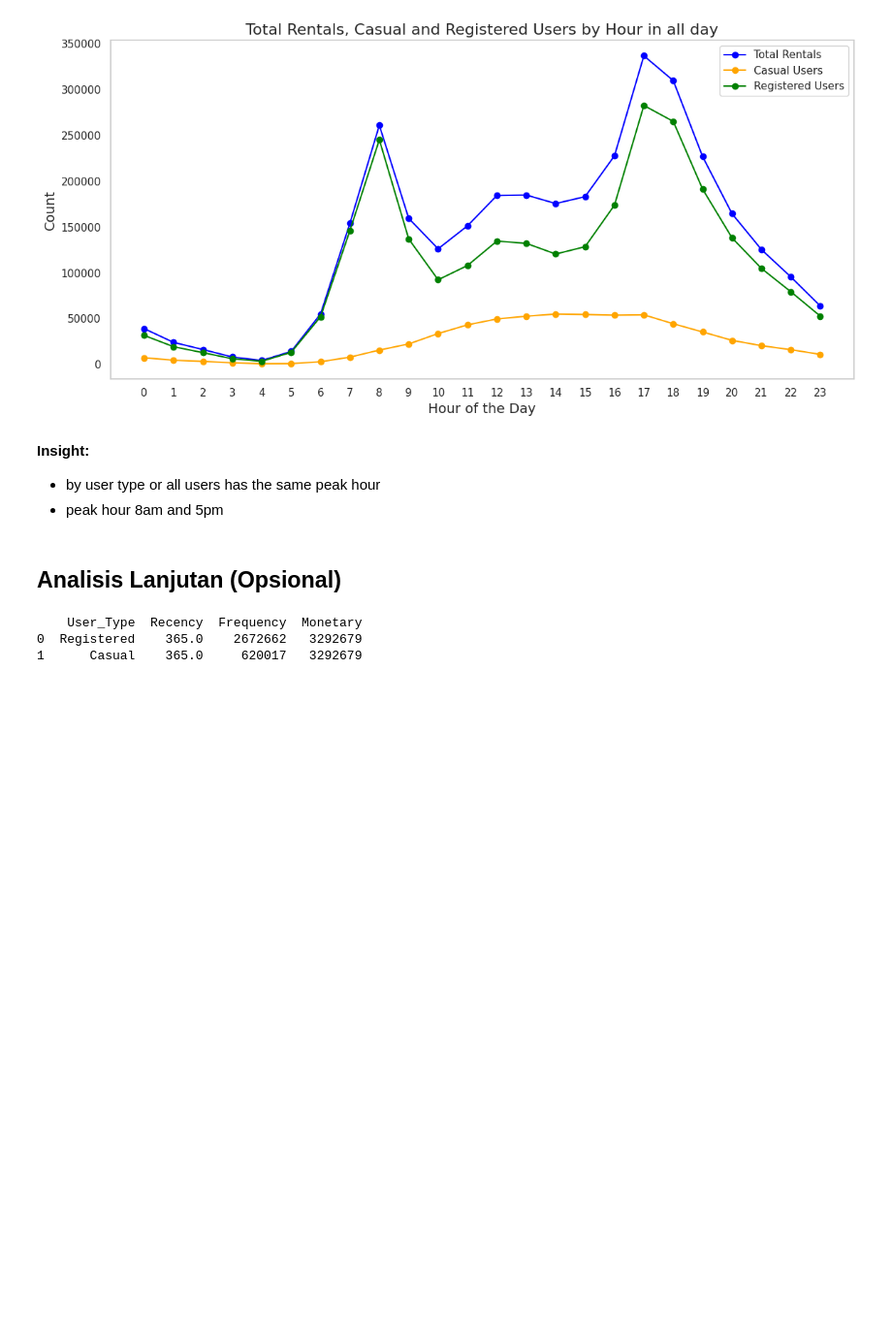
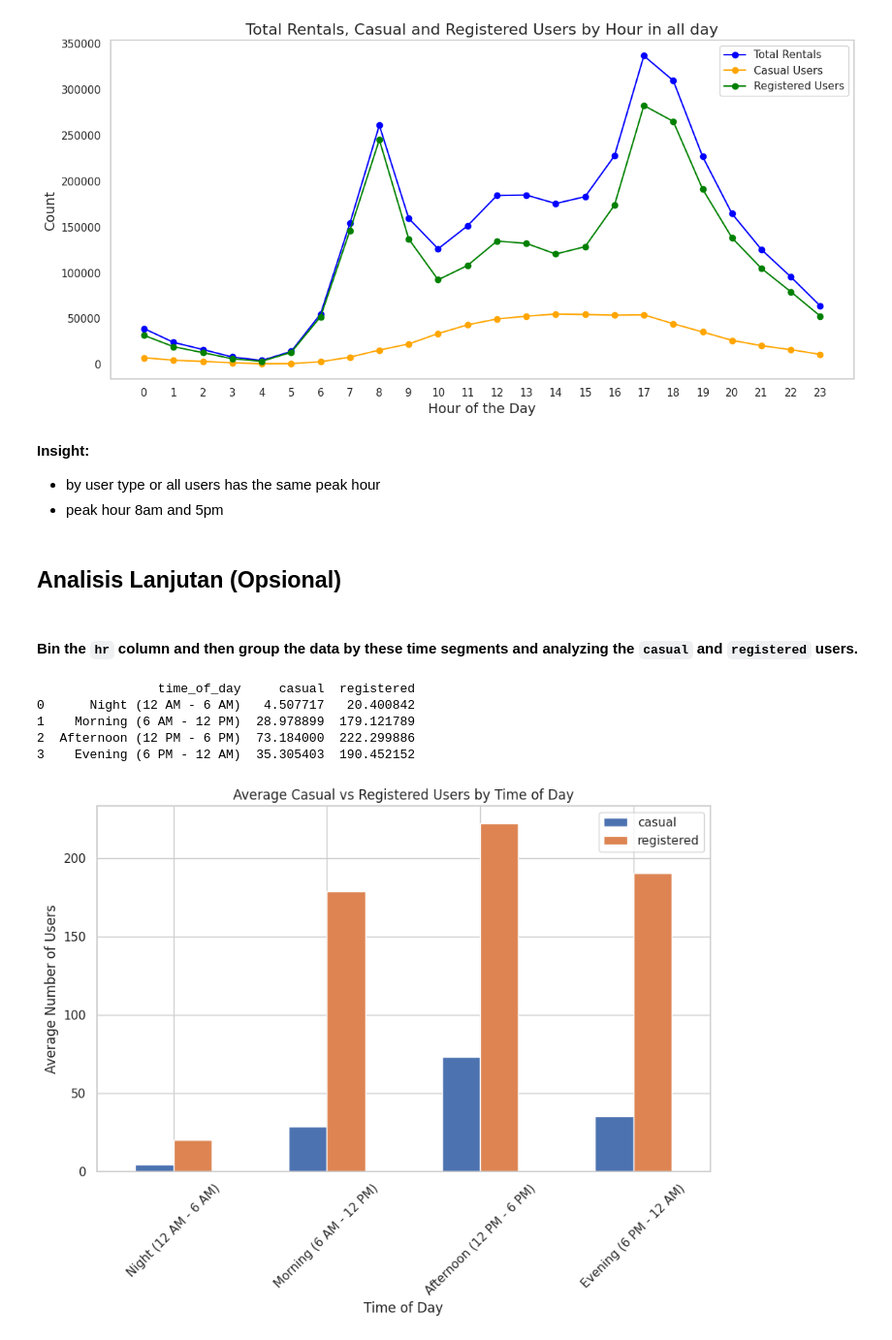
Before and after one commit to prasetyodidi/submission-analisis-data, a Jupyter notebook: notebook.ipynb, the cells around one changed output. Shown at 97% size. Saved outputs shown, nothing was run; the diff lists cells and outputs as text; code cells hidden in the pictures; blank space fills up the shorter version.

Commit message:
feat: update documentation and analisis lanjutan with manual grouping and binning

```diff
--- a/notebook.ipynb
+++ b/notebook.ipynb
@@ -1033,29 +1091,33 @@ plt.show()
 - peak hour 8am and 5pm
 # %% [markdown]
 ## Analisis Lanjutan (Opsional)
-# %%
-rent_by_day_df['dteday'] = pd.to_datetime(rent_by_day_df['dteday'])
-
-analysis_date = rent_by_day_df['dteday'].max()
-
-recency_registered = (analysis_date - rent_by_day_df[rent_by_day_df['registered'] > 0]['dteday']).dt.days
-recency_casual = (analysis_date - rent_by_day_df[rent_by_day_df['casual'] > 0]['dteday']).dt.days
-
-frequency_registered = rent_by_day_df['registered'].sum()
-frequency_casual = rent_by_day_df['casual'].sum()
-
-monetary_registered = rent_by_day_df['cnt'].sum()
-monetary_casual = rent_by_day_df['cnt'].sum()
-
-rfm_df = pd.DataFrame({
-    'User_Type': ['Registered', 'Casual'],
-    'Recency': [recency_registered.mean(), recency_casual.mean()],
-    'Frequency': [frequency_registered, frequency_casual],
-    'Monetary': [monetary_registered, monetary_casual]
-})
-
-print(rfm_df)
-# %% [output]
-    User_Type  Recency  Frequency  Monetary
-0  Registered    365.0    2672662   3292679
-1      Casual    365.0     620017   3292679
+# %% [markdown]
+#### Bin the `hr` column and then group the data by these time segments and analyzing the `casual` and `registered` users.
+# %%
+# Define time bins and labels
+time_bins = [0, 6, 12, 18, 24]  # Bins for Morning, Afternoon, Evening, Night
+time_labels = ['Night (12 AM - 6 AM)', 'Morning (6 AM - 12 PM)', 'Afternoon (12 PM - 6 PM)', 'Evening (6 PM - 12 AM)']
+
+# Create a new column 'time_of_day' based on 'hr'
+rent_by_hour_df['time_of_day'] = pd.cut(rent_by_hour_df['hr'], bins=time_bins, labels=time_labels, right=False)
+
+# Group by 'time_of_day' and calculate the mean of 'casual' and 'registered' rentals
+grouped_data = rent_by_hour_df.groupby('time_of_day')[['casual', 'registered']].mean().reset_index()
+
+# Output the result
+print(grouped_data)
+
+# Plot casual and registered users by time of day
+grouped_data.set_index('time_of_day').plot(kind='bar', figsize=(10, 6), stacked=False)
+plt.title('Average Casual vs Registered Users by Time of Day')
+plt.ylabel('Average Number of Users')
+plt.xlabel('Time of Day')
+plt.xticks(rotation=45)
+plt.show()
+# %% [output]
+                time_of_day     casual  registered
+0      Night (12 AM - 6 AM)   4.507717   20.400842
+1    Morning (6 AM - 12 PM)  28.978899  179.121789
+2  Afternoon (12 PM - 6 PM)  73.184000  222.299886
+3    Evening (6 PM - 12 AM)  35.305403  190.452152
+[figure, added]
```
Also changed, not shown: parts of 17 cells of this notebook.
